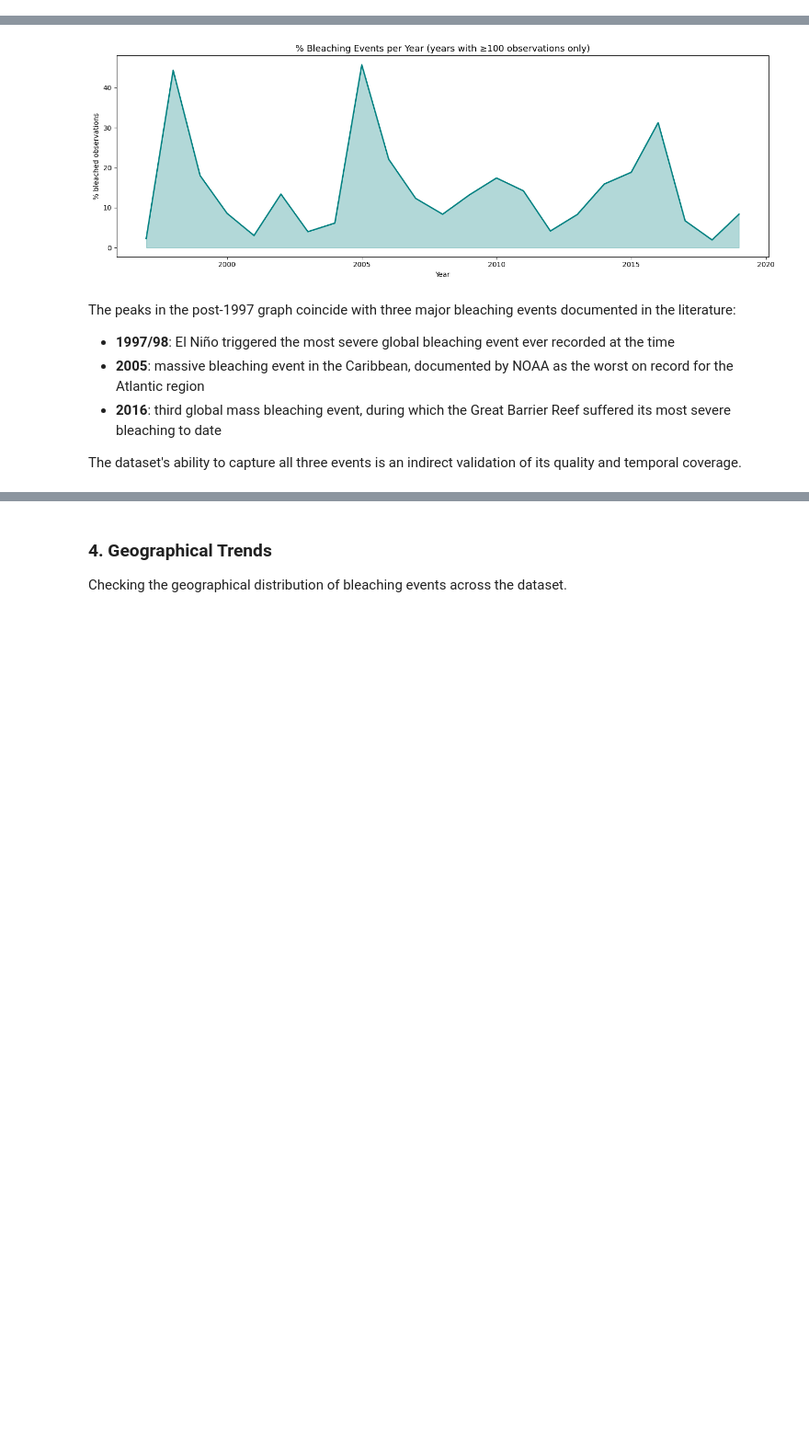
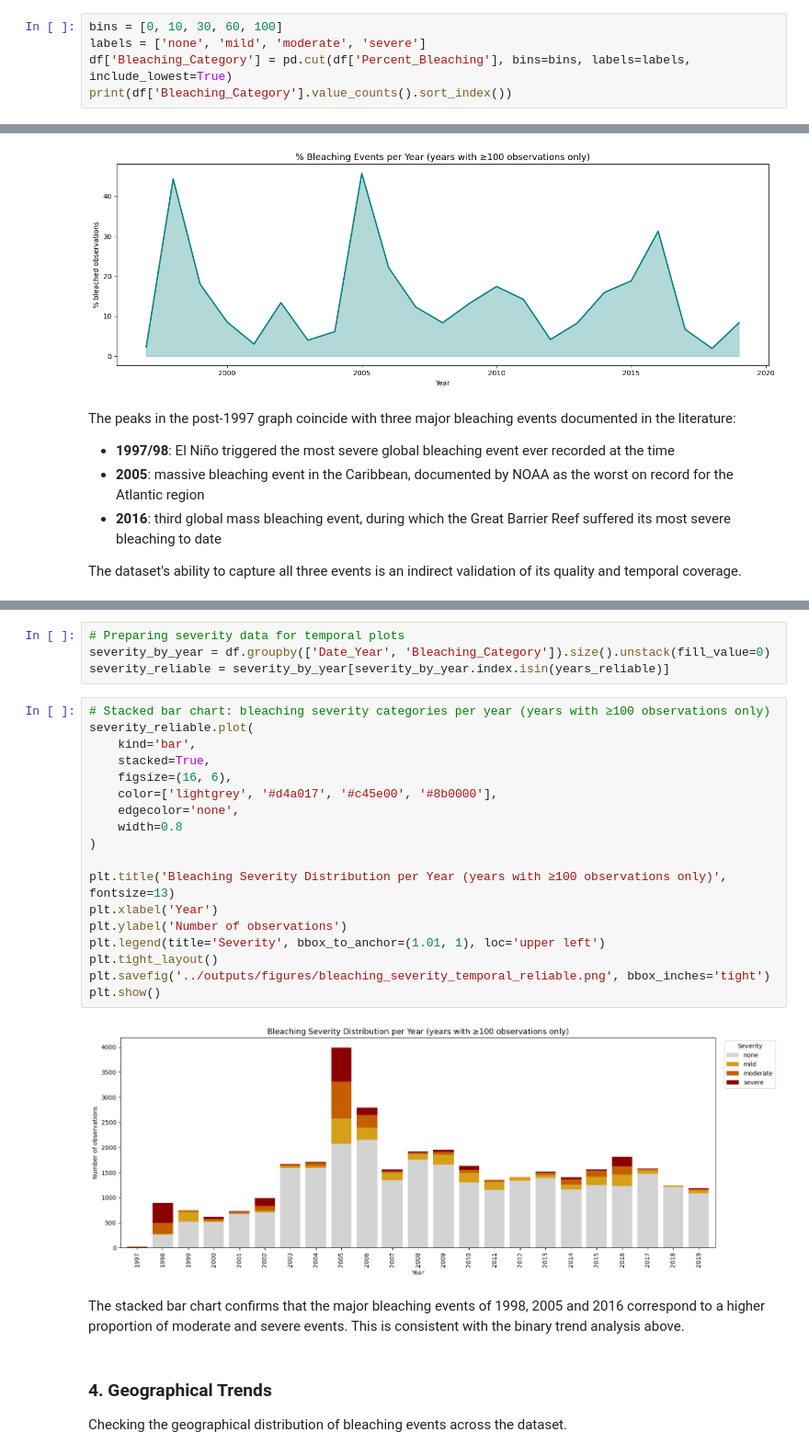
Before and after one commit to giulia-balducci/coral-bleaching-risk-analysis, a Jupyter notebook: notebooks/02_eda.ipynb, the cells around one changed output, grey strips where cells are left out. Shown at 92% size. Saved outputs shown, nothing was run; the diff lists cells and outputs as text; blank space fills up the shorter version.

Commit message:
EDA notebook 02: severity analysis added to temporal and geographical sections

```diff
--- a/notebooks/02_eda.ipynb
+++ b/notebooks/02_eda.ipynb
@@ -231,3 +231,8 @@ Bleaching_Binary
 Name: count, dtype: int64
 
 Class balance: 16.8% bleached
+# %%
+bins = [0, 10, 30, 60, 100]
+labels = ['none', 'mild', 'moderate', 'severe']
+df['Bleaching_Category'] = pd.cut(df['Percent_Bleaching'], bins=bins, labels=labels, include_lowest=True)
+print(df['Bleaching_Category'].value_counts().sort_index())
@@ -409,3 +438,30 @@ The dataset's ability to capture all three events is an indirect validation of i
+# %%
+# Preparing severity data for temporal plots
+severity_by_year = df.groupby(['Date_Year', 'Bleaching_Category']).size().unstack(fill_value=0)
+severity_reliable = severity_by_year[severity_by_year.index.isin(years_reliable)]
+# %%
+# Stacked bar chart: bleaching severity categories per year (years with ≥100 observations only)
+severity_reliable.plot(
+    kind='bar',
+    stacked=True,
+    figsize=(16, 6),
+    color=['lightgrey', '#d4a017', '#c45e00', '#8b0000'],
+    edgecolor='none',
+    width=0.8
+)
+
+plt.title('Bleaching Severity Distribution per Year (years with ≥100 observations only)', fontsize=13)
+plt.xlabel('Year')
+plt.ylabel('Number of observations')
+plt.legend(title='Severity', bbox_to_anchor=(1.01, 1), loc='upper left')
+plt.tight_layout()
+plt.savefig('../outputs/figures/bleaching_severity_temporal_reliable.png', bbox_inches='tight')
+plt.show()
+# %% [output]
+[figure, added]
+# %% [markdown]
+The stacked bar chart confirms that the major bleaching events of 1998, 2005 and 2016 correspond to a higher proportion of moderate and severe events.
+This is consistent with the binary trend analysis above.
 # %% [markdown]
 ### 4. Geographical Trends
 
```
Also changed, not shown: parts of 7 cells of this notebook.
